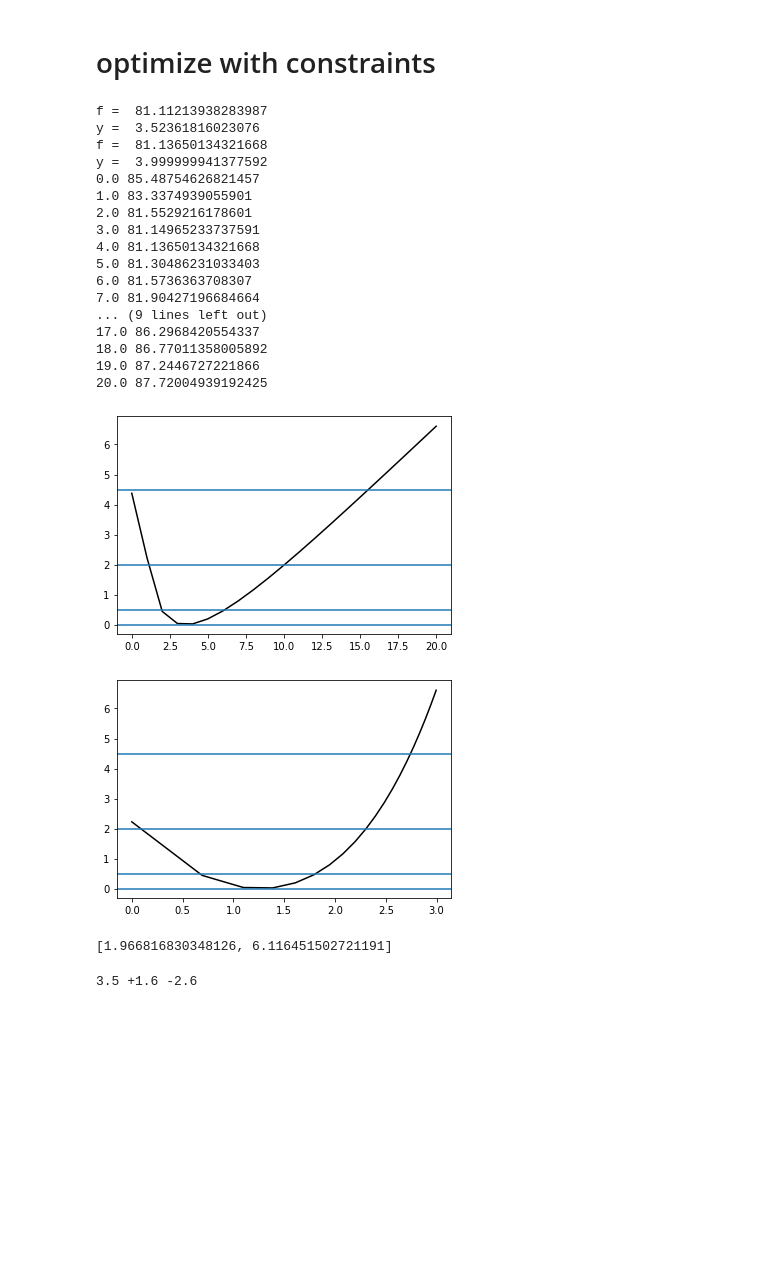
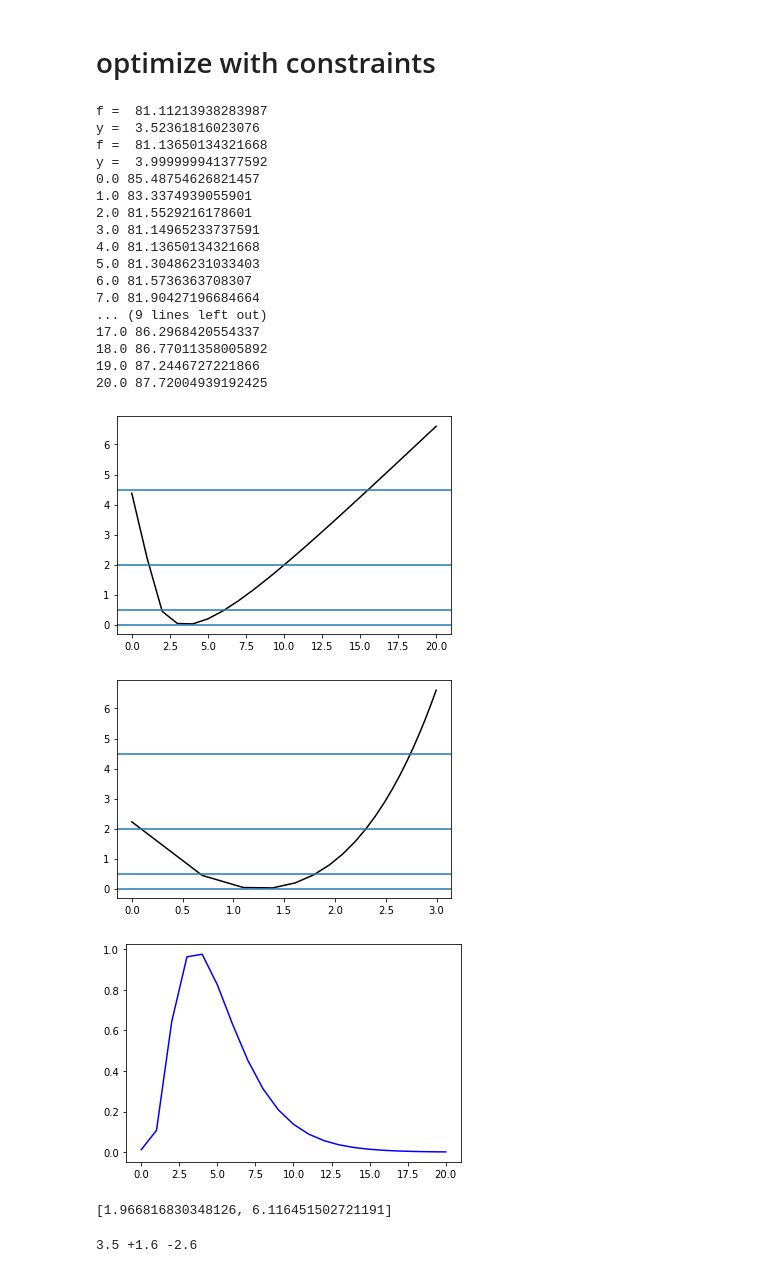
Before and after one commit to Rupt/interval-evidence, a Jupyter notebook: pyhf_stuff/atlas_susy_4l_test.ipynb, the cells around one changed output. Drawn from its saved outputs; the diff is of its cells as text; code cells hidden in the pictures; blank space fills up the shorter version.

```diff
--- a/pyhf_stuff/atlas_susy_4l_test.ipynb
+++ b/pyhf_stuff/atlas_susy_4l_test.ipynb
@@ -446,41 +446,43 @@ def test_opt_constrain(model, data, signal_channel_name):
     for sigma in (0, 1, 2, 3):
         fsigma = 0.5 * sigma ** 2
         pyplot.axhline(fsigma)
-    pyplot.plot
     pyplot.show()
 
     pyplot.plot(numpy.log(ypoints), fs - result.fun, "k")
     for sigma in (0, 1, 2, 3):
         fsigma = 0.5 * sigma ** 2
         pyplot.axhline(fsigma)
-    pyplot.plot
+    pyplot.show()
+
+    pyplot.plot(ypoints, numpy.exp(result.fun - fs), "b")
     pyplot.show()
 
     print(piecewise_linear_roots(fs - result.fun - 0.5, ypoints))
 
 
 
 test_opt_constrain(MODEL, DATA, SR_NAME)
 # %% [output]
 f =  81.11213938283987
 y =  3.52361816023076
 f =  81.13650134321668
 y =  3.999999941377592
 0.0 85.48754626821457
 1.0 83.3374939055901
 2.0 81.5529216178601
 3.0 81.14965233737591
 4.0 81.13650134321668
 5.0 81.30486231033403
 6.0 81.5736363708307
 7.0 81.90427196684664
 ... (9 lines left out)
 17.0 86.2968420554337
 18.0 86.77011358005892
 19.0 87.2446727221866
 20.0 87.72004939192425
 [figure]
 [figure]
+[figure, added]
 [1.966816830348126, 6.116451502721191]
 # %%
 def print_fit_stuff():
```
Also changed, not shown: 3 other files.
